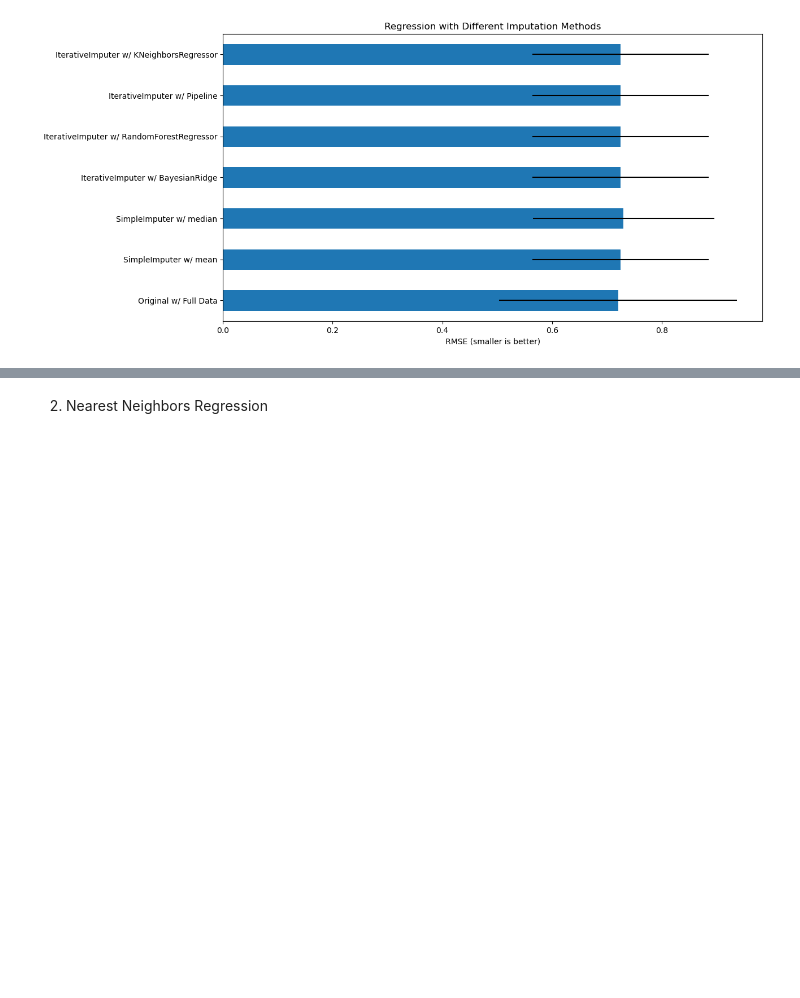
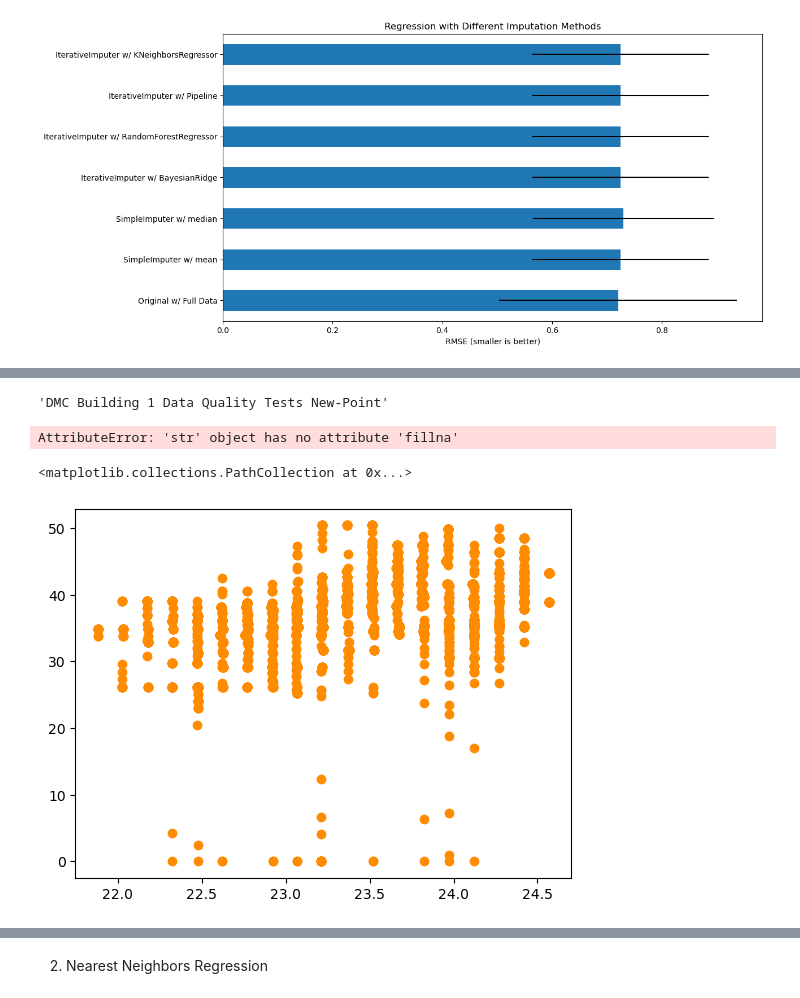
Before and after one commit to quajada/HubgradeDataCleaning, a Jupyter notebook: ChristineWorkspace.ipynb, the cells around one changed output, grey strips where cells are left out. Saved outputs shown, nothing was run; the diff lists cells and outputs as text; code cells hidden in the pictures; blank space fills up the shorter version.

```diff
--- a/ChristineWorkspace.ipynb
+++ b/ChristineWorkspace.ipynb
@@ -161,3 +161,7 @@ plt.tight_layout(pad=1)
 plt.show()
 # %% [output]
 [figure]
+# %%
+master_table
+mt = master_table.set_index(["ts"])
+mt
@@ -163,0 +183,15 @@ plt.show()
+# %%
+mt.columns[1]
+# %% [output]
+'DMC Building 1 Data Quality Tests New-Point'
+# %%
+mt["status"] = mt.columns[1].fillna("predicted")
+# %% [output]
+AttributeError: 'str' object has no attribute 'fillna'
+# %%
+y = mt.iloc[:,1:]
+X = mt.iloc[:,0:-1]
+plt.scatter(X, y, color="darkorange", label="data")
+# %% [output]
+<matplotlib.collections.PathCollection at 0x...>
+[figure, added]
```
Also changed, not shown: parts of 5 cells of this notebook.
